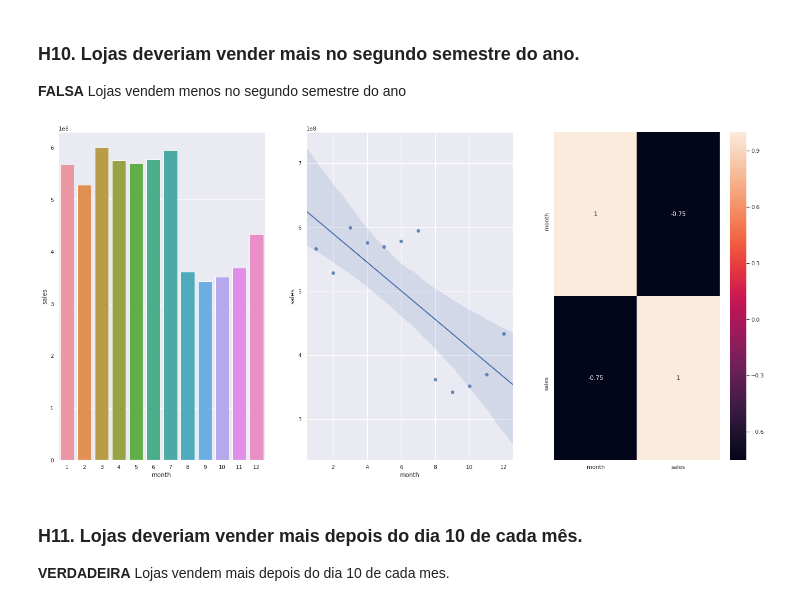
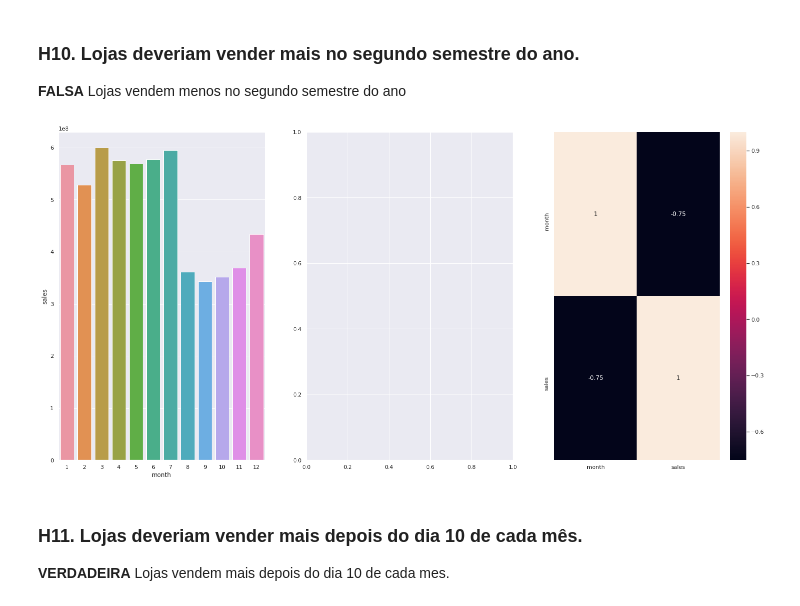
Before and after one commit to anaraquelou/ds-em-producao, a Jupyter notebook: store_sales_prediction_regression_model-testing.ipynb, the cells around one changed output. Drawn from its saved outputs; the diff is of its cells as text; code cells hidden in the pictures.

```diff
--- a/store_sales_prediction_regression_model-testing.ipynb
+++ b/store_sales_prediction_regression_model-testing.ipynb
@@ -720,16 +735,16 @@ sns.heatmap( aux1.corr( method='pearson' ), annot=True );
 # %%
 aux1 = df4[['month', 'sales']].groupby( 'month' ).sum().reset_index()
 
 plt.subplot( 1, 3, 1 )
 sns.barplot( x='month', y='sales', data=aux1 );
 
 plt.subplot( 1, 3, 2 )
-sns.regplot( x='month', y='sales', data=aux1 );
+#sns.regplot( x='month', y='sales', data=aux1 );
 
 plt.subplot( 1, 3, 3 )
 sns.heatmap( aux1.corr( method='pearson' ), annot=True );
 # %% [output]
-[figure, old version]
+[figure, new version]
 # %% [markdown]
 ### **H11.** Lojas deveriam vender mais depois do dia 10 de cada mês.
 **VERDADEIRA** Lojas vendem mais depois do dia 10 de cada mes.
```
Also changed, not shown: parts of 3 cells of this notebook, 6 other files.
